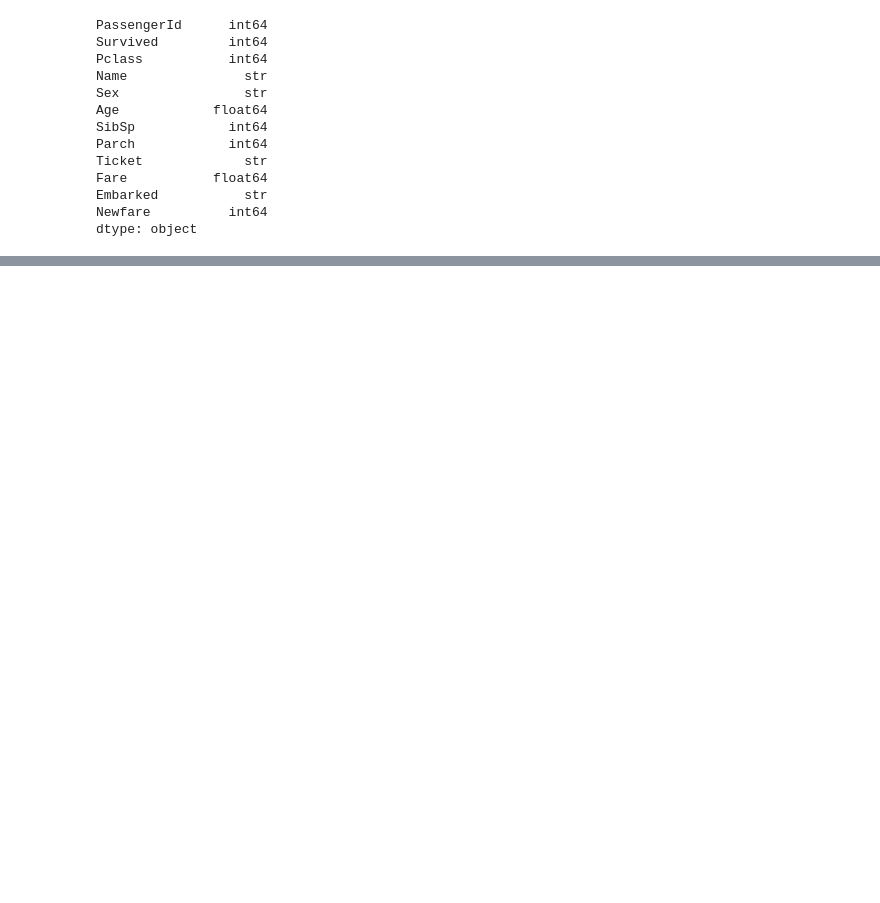
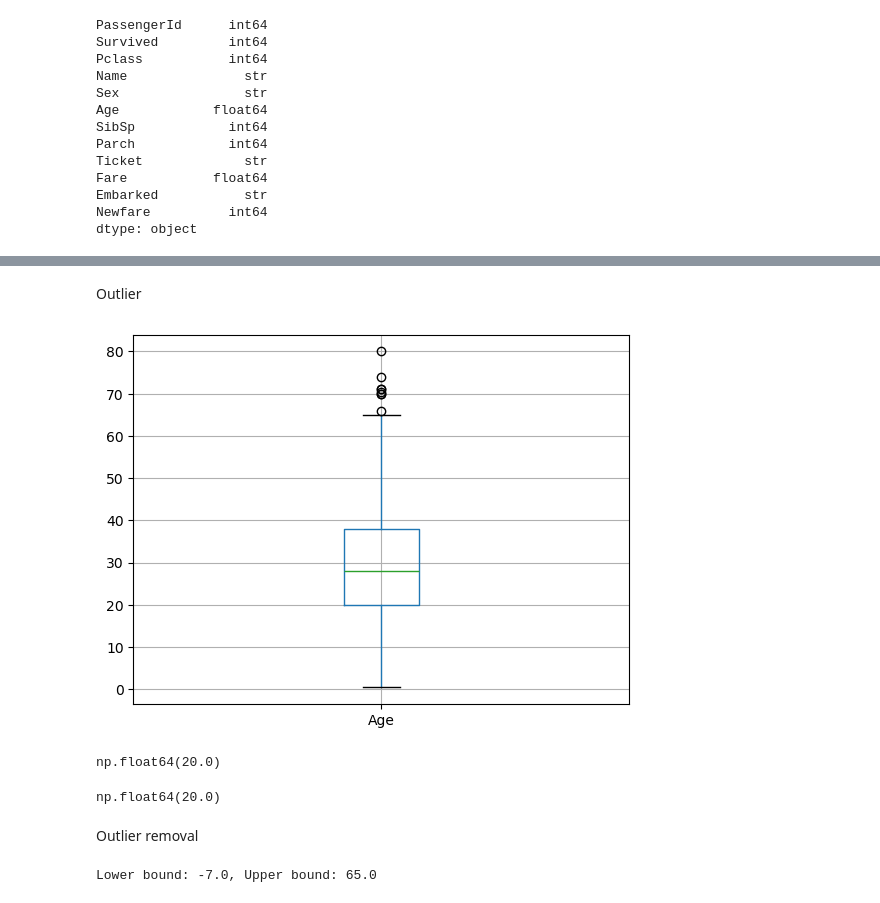
Before and after one commit to MonaTaghavi/dm-ann, a Jupyter notebook: notebooks/04dm-titanic-preparation.ipynb, the cells around one changed output, grey strips where cells are left out. Saved outputs shown, nothing was run; the diff lists cells and outputs as text; code cells hidden in the pictures; blank space fills up the shorter version.

```diff
--- a/notebooks/04dm-titanic-preparation.ipynb
+++ b/notebooks/04dm-titanic-preparation.ipynb
@@ -184,3 +185,31 @@ It took 0.00799 seconds.
 | 2 | 3 | 1 | 3 | Heikkinen, Miss. Laina | female | 26.0 | 0 | 0 | STON/O2. 3101282 | 7.9250 | ... |
 | 3 | 4 | 1 | 1 | Futrelle, Mrs. Jacques Heath (Lil... | female | 35.0 | 1 | 0 | 113803 | 53.1000 | ... |
 | 4 | 5 | 0 | 3 | Allen, Mr. William Henry | male | 35.0 | 0 | 0 | 373450 | 8.0500 | ... |
+# %% [markdown]
+Outlier
+# %%
+df.boxplot(column=["Age"])
+plt.show()
+# %% [output]
+[figure, added]
+# %%
+q1 = df["Age"].quantile(0.25)
+q3 = df["Age"].quantile(0.75)
+q1
+# %% [output]
+np.float64(20.0)
+# %%
+q1 = np.quantile(df["Age"], 0.25)
+q3 = np.quantile(df["Age"], 0.75)
+q1
+# %% [output]
+np.float64(20.0)
+# %% [markdown]
+Outlier removal
+# %%
+IQR = q3 - q1
+lower_bound = q1 - 1.5 * IQR
+upper_bound = q3 + 1.5 * IQR
+print(f"Lower bound: {lower_bound}, Upper bound: {upper_bound}")
+# %% [output]
+Lower bound: -7.0, Upper bound: 65.0
```
Also changed, not shown: parts of 6 cells of this notebook.
